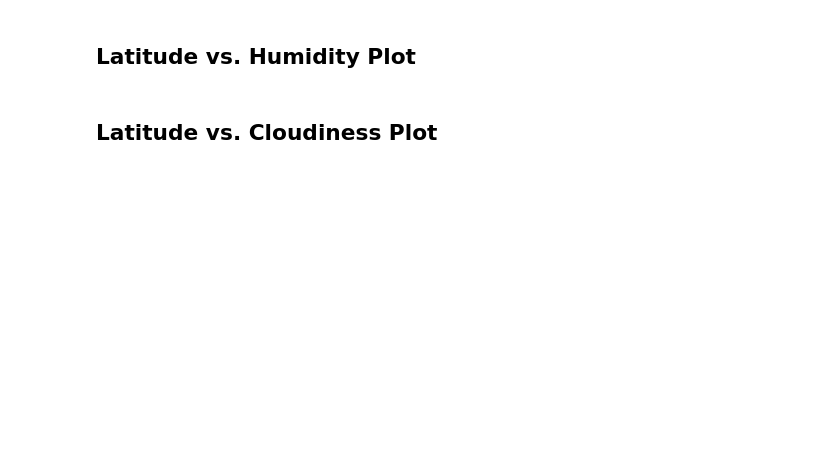
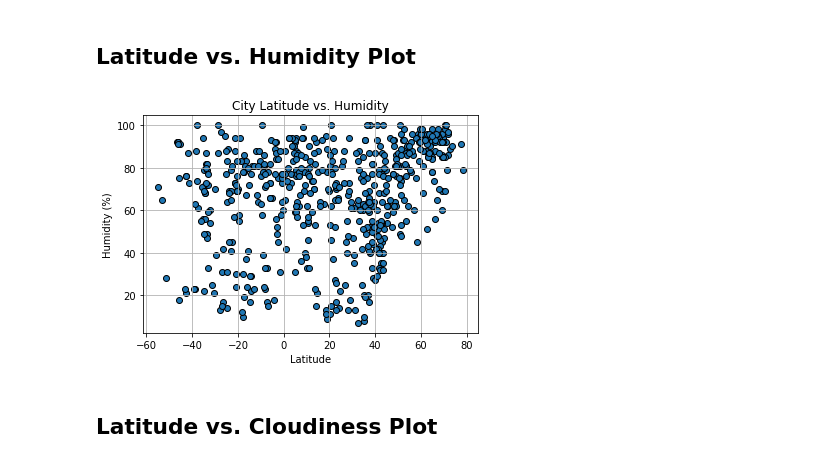
Before and after one commit to mattyk33/Api-challenge, a Jupyter notebook: WeatherPy/WeatherPy.ipynb, the cells around one changed output. Saved outputs shown, nothing was run; the diff lists cells and outputs as text; code cells hidden in the pictures; blank space fills up the shorter version.

```diff
--- a/WeatherPy/WeatherPy.ipynb
+++ b/WeatherPy/WeatherPy.ipynb
@@ -225,19 +245,21 @@ plt.show()
 ## Latitude vs. Humidity Plot
 # %%
 # Create a scatter plot for Lat vs Humidity
-plt.scatter(weather_data["Lat"], weather_data["Humidity"], marker="o", edgecolor = "black")
+plt.scatter(weather_df["Lat"], weather_df["Humidity"], marker="o", edgecolor = "black")
 
 # Set Title and Labels
 plt.title("City Latitude vs. Humidity")
 plt.ylabel("Humidity (%)")
 plt.xlabel("Latitude")
 plt.grid(True)
 
 # Save the figure
-plt.savefig("")
+plt.savefig("output_data/CityLatvsHumidity.png")
 
 # Show plot
 plt.show()
+# %% [output]
+[figure, added]
 # %% [markdown]
 ## Latitude vs. Cloudiness Plot
 # %%
```
Also changed, not shown: parts of 10 cells of this notebook, 5 other files.
